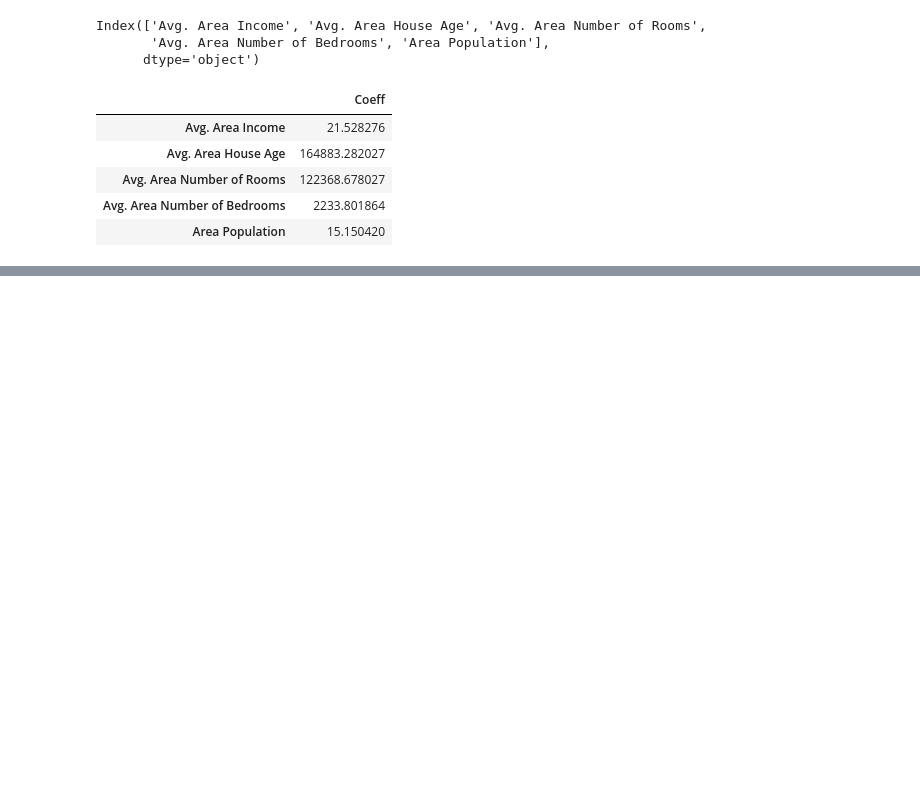
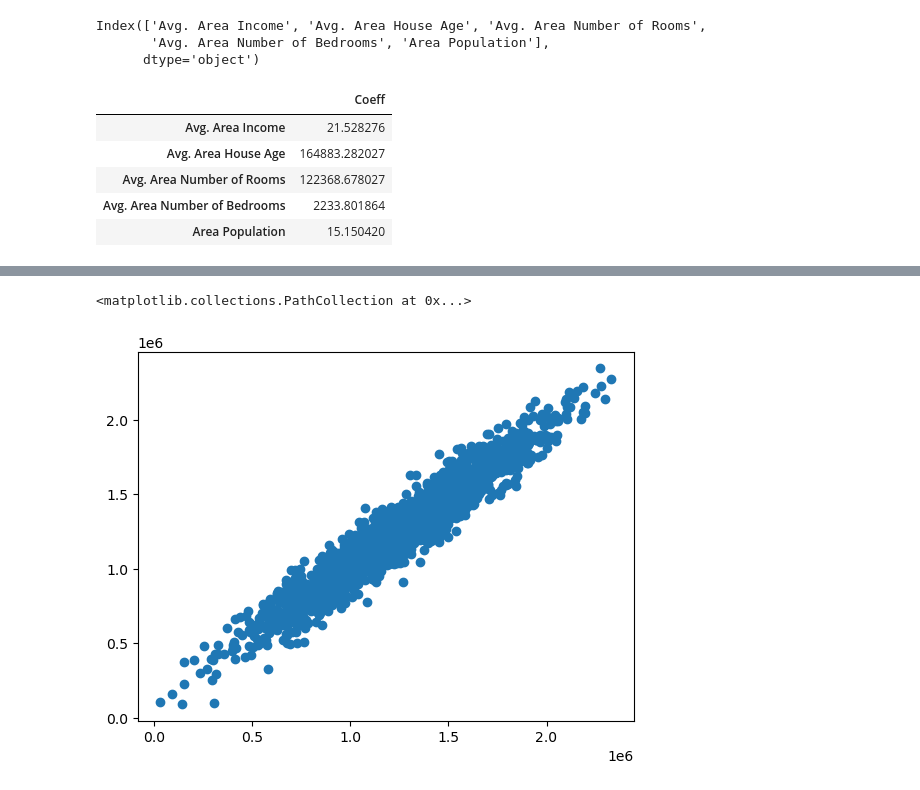
Before and after one commit to Kingswhale/Understanding-Artificial-Intelligence, a Jupyter notebook: 11-Linear-Regression/Linear Regression.ipynb, the cells around one changed output, grey strips where cells are left out. Drawn from its saved outputs; the diff is of its cells as text; code cells hidden in the pictures; blank space fills up the shorter version.

```diff
--- a/11-Linear-Regression/Linear Regression.ipynb
+++ b/11-Linear-Regression/Linear Regression.ipynb
@@ -168,0 +167,2 @@ NameError: name 'load_boston' is not defined
+# %%
+predictions = lm.predict(X_test)
@@ -168,0 +189,5 @@ NameError: name 'load_boston' is not defined
+# %%
+plt.scatter(y_test,predictions)
+# %% [output]
+<matplotlib.collections.PathCollection at 0x...>
+[figure, added]
```
Also changed, not shown: parts of 12 cells of this notebook.
